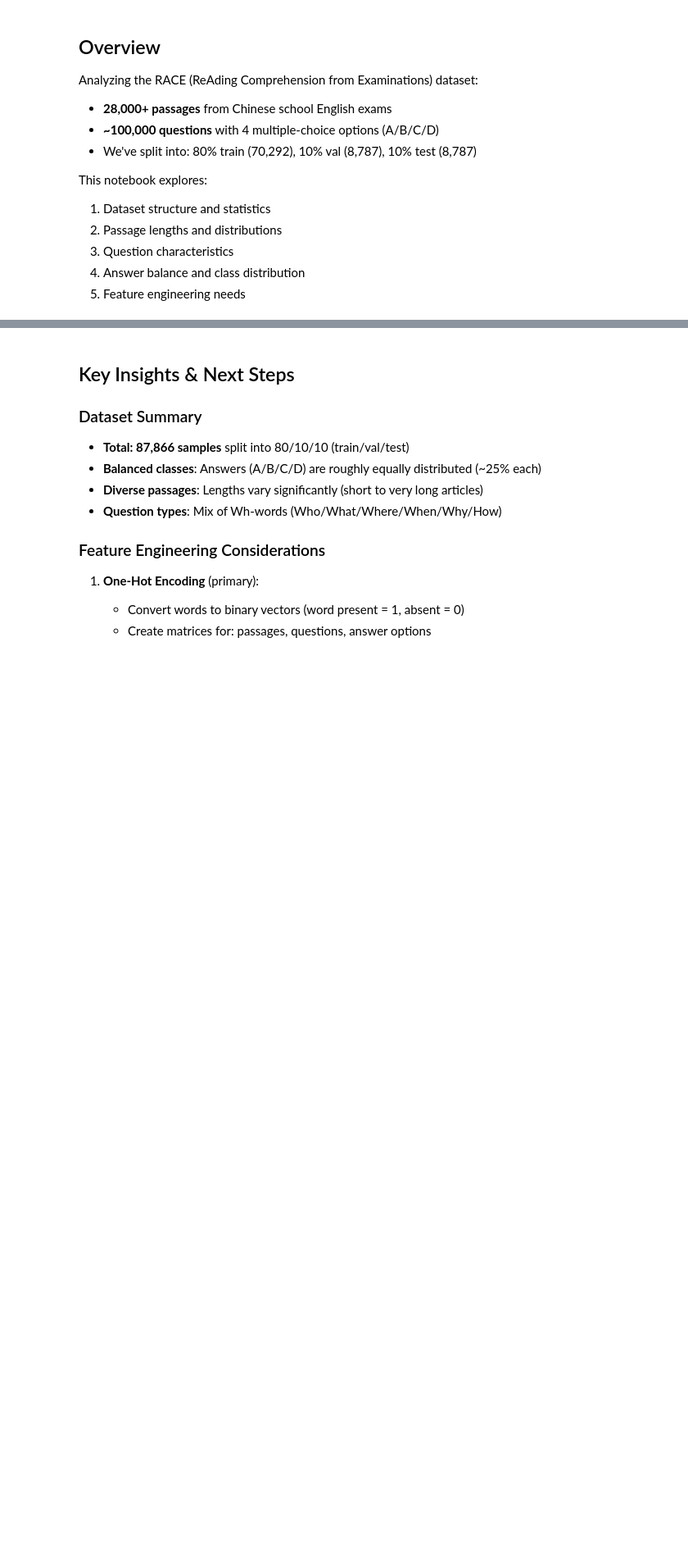
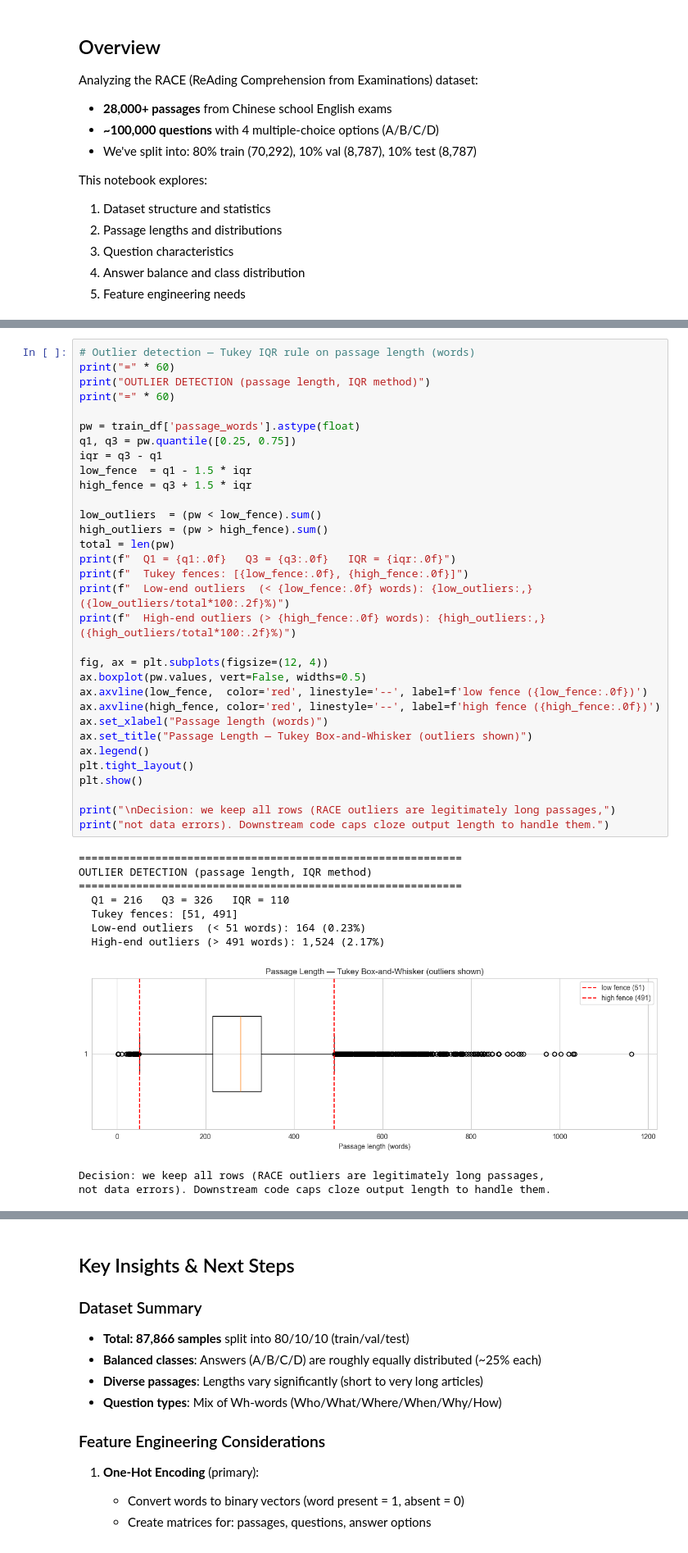
Before and after one commit to FaatehHaneef/QuizForge-AI-Project, a Jupyter notebook: notebooks/eda.ipynb, the cells around one changed output, grey strips where cells are left out. Shown at 82% size. Cells and saved outputs as stored; diff of their text form; blank space fills up the shorter version.

```diff
--- a/notebooks/eda.ipynb
+++ b/notebooks/eda.ipynb
@@ -176,0 +323,43 @@ plt.show()
+# %%
+# Outlier detection — Tukey IQR rule on passage length (words)
+print("=" * 60)
+print("OUTLIER DETECTION (passage length, IQR method)")
+print("=" * 60)
+
+pw = train_df['passage_words'].astype(float)
+q1, q3 = pw.quantile([0.25, 0.75])
+iqr = q3 - q1
+low_fence  = q1 - 1.5 * iqr
+high_fence = q3 + 1.5 * iqr
+
+low_outliers  = (pw < low_fence).sum()
+high_outliers = (pw > high_fence).sum()
+total = len(pw)
+print(f"  Q1 = {q1:.0f}   Q3 = {q3:.0f}   IQR = {iqr:.0f}")
+print(f"  Tukey fences: [{low_fence:.0f}, {high_fence:.0f}]")
+print(f"  Low-end outliers  (< {low_fence:.0f} words): {low_outliers:,} ({low_outliers/total*100:.2f}%)")
+print(f"  High-end outliers (> {high_fence:.0f} words): {high_outliers:,} ({high_outliers/total*100:.2f}%)")
+
+fig, ax = plt.subplots(figsize=(12, 4))
+ax.boxplot(pw.values, vert=False, widths=0.5)
+ax.axvline(low_fence,  color='red', linestyle='--', label=f'low fence ({low_fence:.0f})')
+ax.axvline(high_fence, color='red', linestyle='--', label=f'high fence ({high_fence:.0f})')
+ax.set_xlabel("Passage length (words)")
+ax.set_title("Passage Length — Tukey Box-and-Whisker (outliers shown)")
+ax.legend()
+plt.tight_layout()
+plt.show()
+
+print("\nDecision: we keep all rows (RACE outliers are legitimately long passages,")
+print("not data errors). Downstream code caps cloze output length to handle them.")
+# %% [output]
+============================================================
+OUTLIER DETECTION (passage length, IQR method)
+============================================================
+  Q1 = 216   Q3 = 326   IQR = 110
+  Tukey fences: [51, 491]
+  Low-end outliers  (< 51 words): 164 (0.23%)
+  High-end outliers (> 491 words): 1,524 (2.17%)
+[figure, added]
+Decision: we keep all rows (RACE outliers are legitimately long passages,
+not data errors). Downstream code caps cloze output length to handle them.
```
Also changed, not shown: parts of 12 cells of this notebook.
